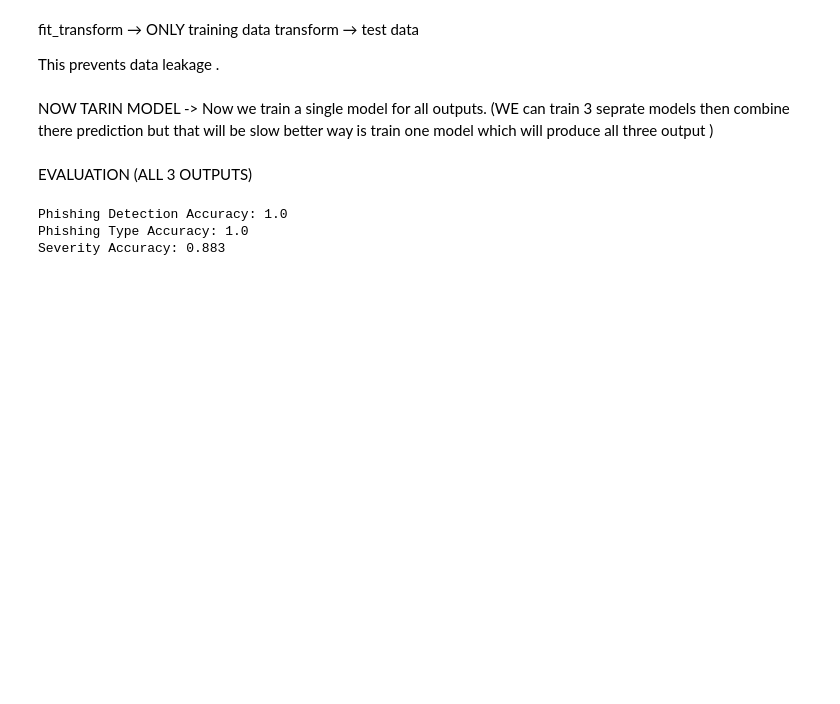
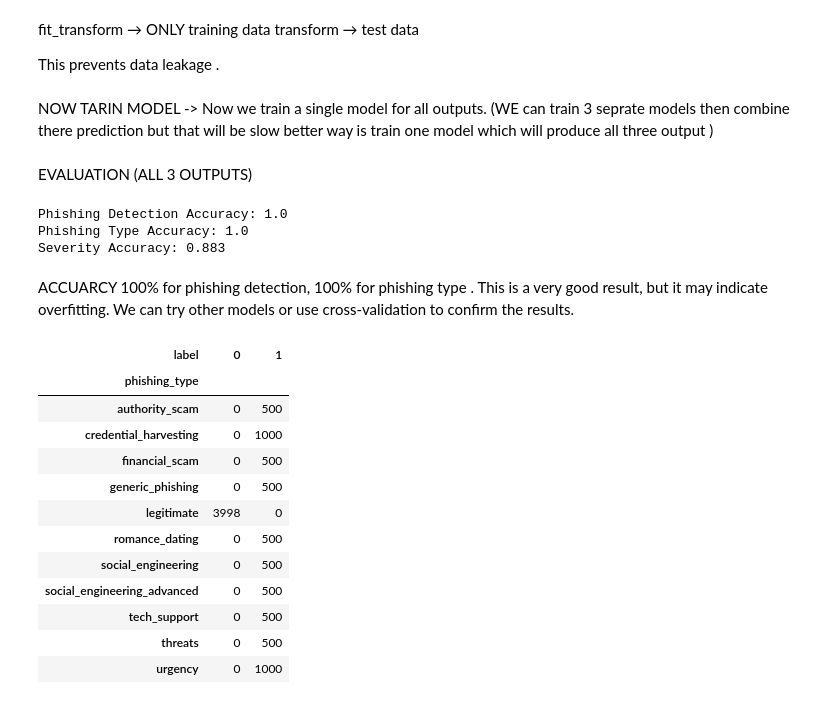
Before and after one commit to Ayushiverma844/Mini-Siem, a Jupyter notebook: Backend/explore_phishing.ipynb, the cells around one changed output. Saved outputs shown, nothing was run; the diff lists cells and outputs as text; code cells hidden in the pictures; blank space fills up the shorter version.

```diff
--- a/Backend/explore_phishing.ipynb
+++ b/Backend/explore_phishing.ipynb
@@ -402,3 +402,24 @@ print("Severity Accuracy:",
 Phishing Detection Accuracy: 1.0
 Phishing Type Accuracy: 1.0
 Severity Accuracy: 0.883
+# %% [markdown]
+ ACCUARCY 100% for phishing detection, 100% for phishing type . This is a very good result, but it may indicate overfitting. We can try other models or use cross-validation to confirm the results.
+# %%
+pd.crosstab(
+    df['phishing_type'],
+    df['label']
+)
+# %% [output]
+| label | 0 | 1 |
+| phishing_type |  |  |
+| authority_scam | 0 | 500 |
+| credential_harvesting | 0 | 1000 |
+| financial_scam | 0 | 500 |
+| generic_phishing | 0 | 500 |
+| legitimate | 3998 | 0 |
+| romance_dating | 0 | 500 |
+| social_engineering | 0 | 500 |
+| social_engineering_advanced | 0 | 500 |
+| tech_support | 0 | 500 |
+| threats | 0 | 500 |
+| urgency | 0 | 1000 |
```
Also changed, not shown: parts of 13 cells of this notebook, 10 other files.
